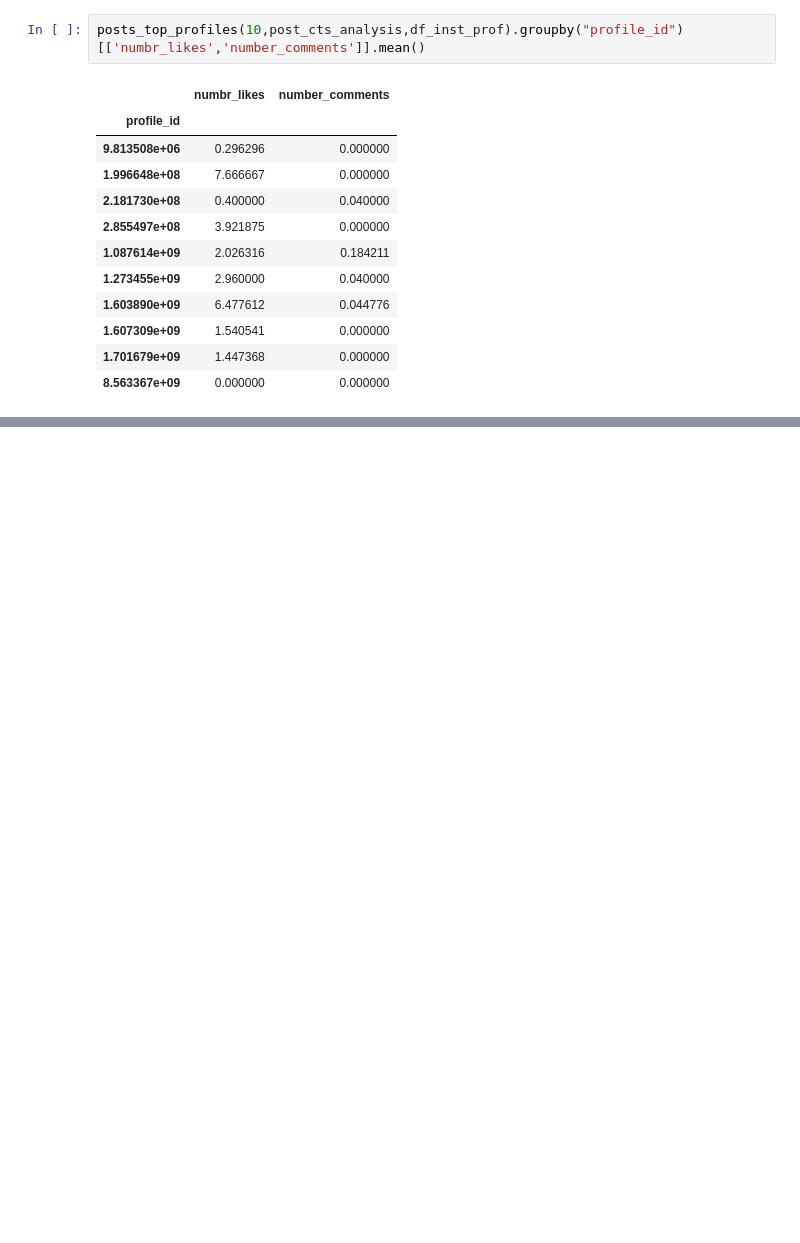
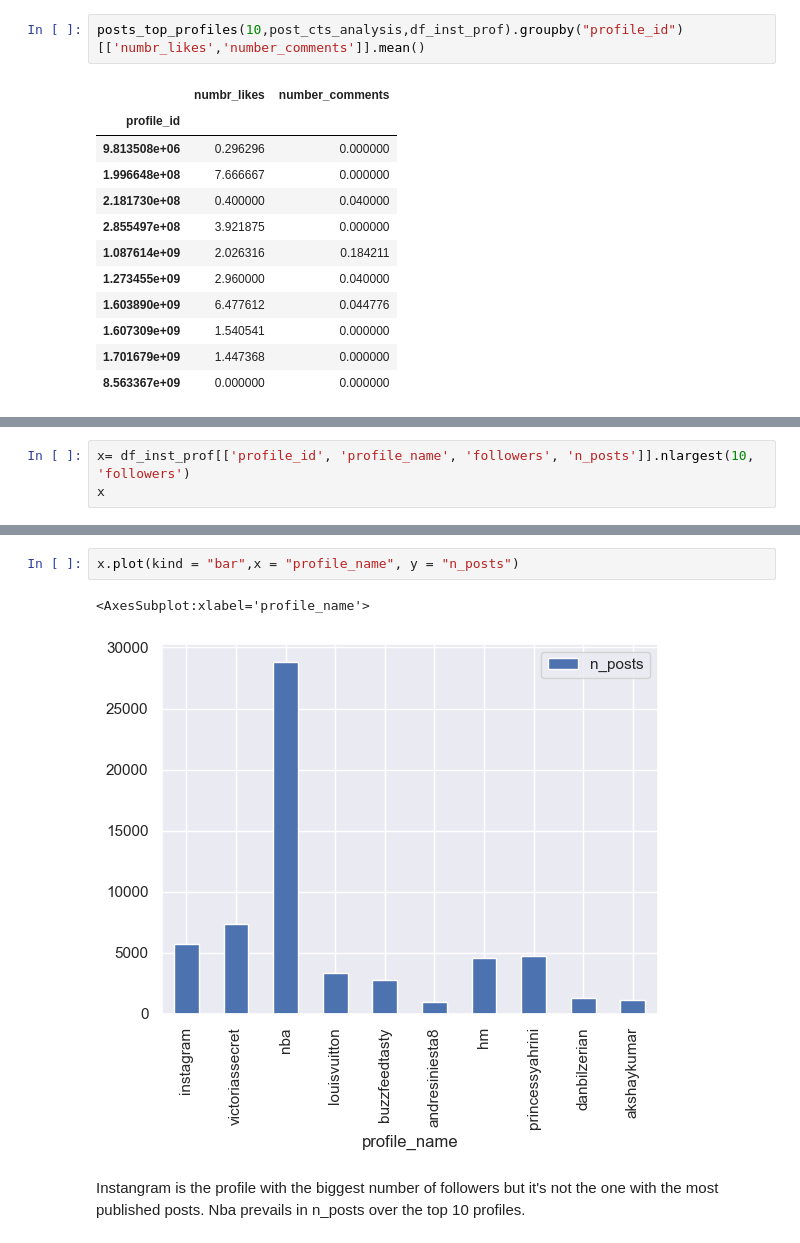
Before and after one commit to MichelaLombardi/ADM-HMWK_2, a Jupyter notebook: NBK_HMWK_2.ipynb, the cells around one changed output, grey strips where cells are left out. Drawn from its saved outputs; the diff is of its cells as text; blank space fills up the shorter version.

```diff
--- a/NBK_HMWK_2.ipynb
+++ b/NBK_HMWK_2.ipynb
@@ -442,0 +471,3 @@ Top_10
+# %%
+x= df_inst_prof[['profile_id', 'profile_name', 'followers', 'n_posts']].nlargest(10, 'followers')
+x
@@ -442,0 +486,7 @@ Top_10
+# %%
+x.plot(kind = "bar",x = "profile_name", y = "n_posts")
+# %% [output]
+<AxesSubplot:xlabel='profile_name'>
+[figure, added]
+# %% [markdown]
+Instangram is the profile with the biggest number of followers but it's not the one with the most published posts. Nba prevails in n_posts over the top 10 profiles.
```
Also changed, not shown: parts of 12 cells of this notebook.
